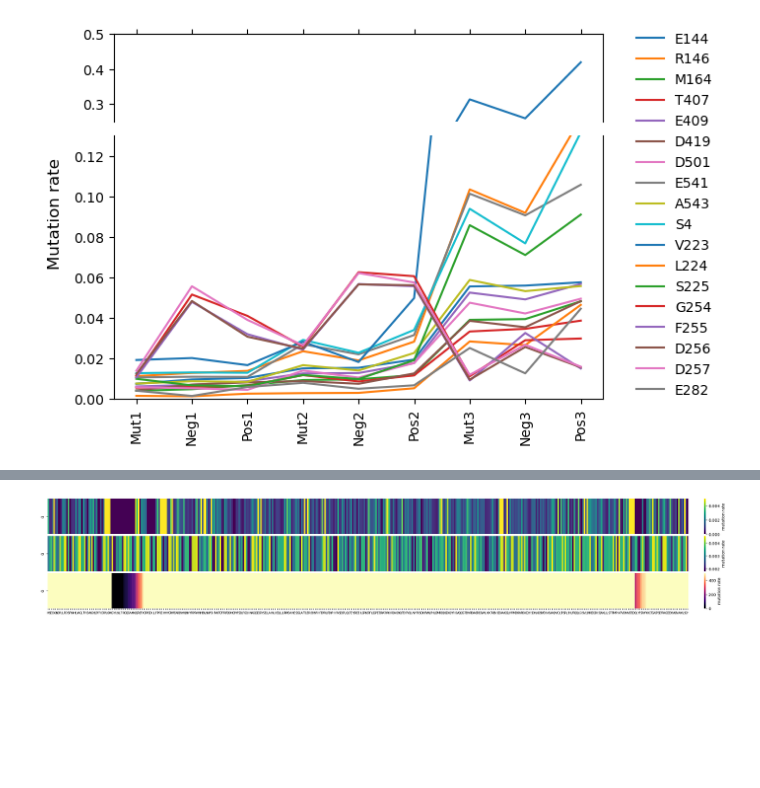
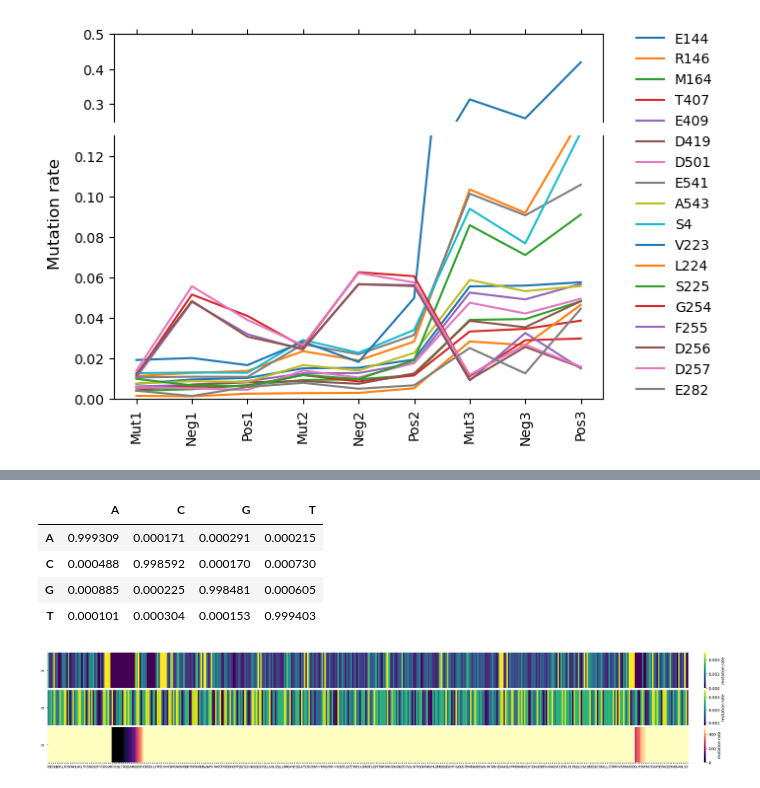
Before and after one commit to AliceHovsepyan/pogo_pance_draft, a Jupyter notebook: DMS_analysis_combine_all_datasets.ipynb, the cells around one changed output, grey strips where cells are left out. Cells and saved outputs as stored; diff of their text form; code cells hidden in the pictures; blank space fills up the shorter version.

```diff
--- a/DMS_analysis_combine_all_datasets.ipynb
+++ b/DMS_analysis_combine_all_datasets.ipynb
@@ -752,6 +757,14 @@ chance_of_no_mut_pos = [chance_of_no_mut[nt] for nt in ref_gene_AraCLOV2]
 
 ## codon-wise chance of mutation (1- chance of no mutation for each nt in the codon)
 chance_of_mut_codon_pos = [1-(chance_of_no_mut_pos[pos]*chance_of_no_mut_pos[pos+1]*chance_of_no_mut_pos[pos+2]) for pos in range(0, len(chance_of_no_mut_pos), 3)]
+# %%
+overall_mut_spectrum_freq
+# %% [output]
+|  | A | C | G | T |
+| A | 0.999309 | 0.000171 | 0.000291 | 0.000215 |
+| C | 0.000488 | 0.998592 | 0.000170 | 0.000730 |
+| G | 0.000885 | 0.000225 | 0.998481 | 0.000605 |
+| T | 0.000101 | 0.000304 | 0.000153 | 0.999403 |
 # %%
 fig,axis = plt.subplots(3,1, figsize=(35,5))
 fig.subplots_adjust(hspace=0.05)
```
Also changed, not shown: parts of 9 cells of this notebook.
